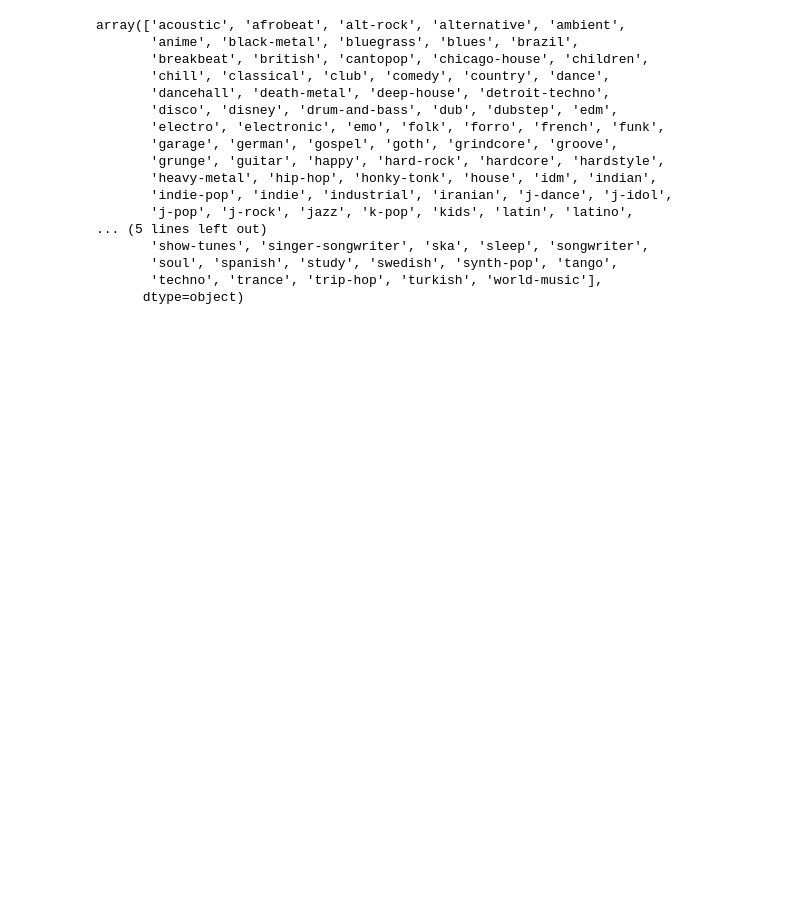
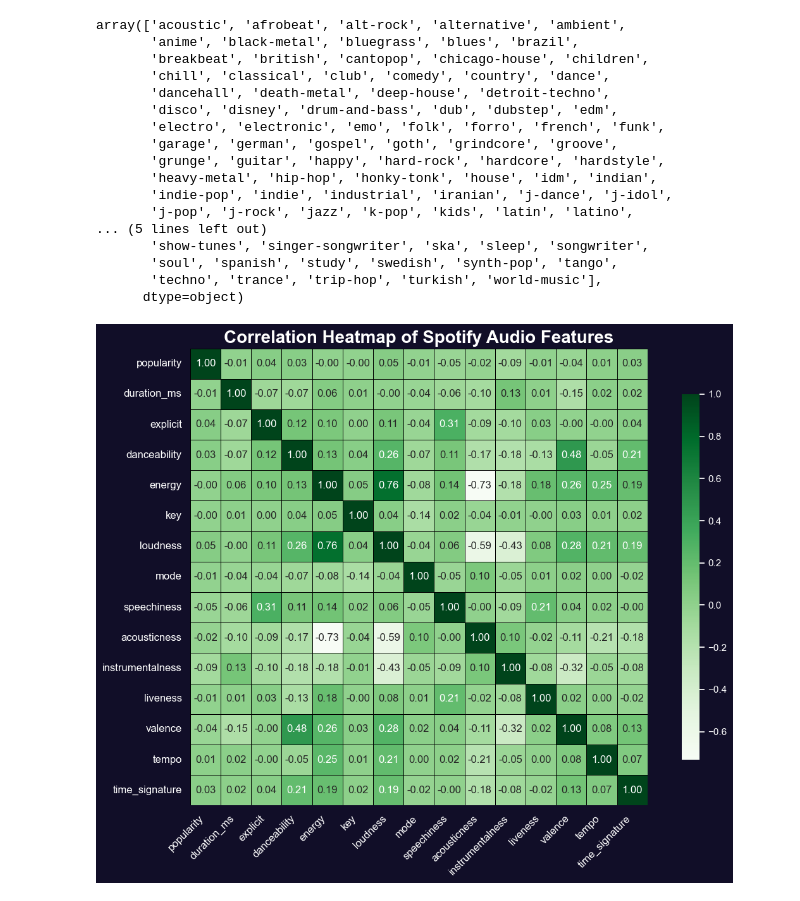
Before and after one commit to mianxabdullah/Spotify_Dashboard, a Jupyter notebook: notebooks/spotify_dashboard.ipynb, the cells around one changed output. Drawn from its saved outputs; the diff is of its cells as text; code cells hidden in the pictures; blank space fills up the shorter version.

Commit message:
added Correlation Heatmap

```diff
--- a/notebooks/spotify_dashboard.ipynb
+++ b/notebooks/spotify_dashboard.ipynb
@@ -90,3 +90,38 @@ plt.rcParams.update(
         "font.size": 12,
     }
 )
+# %%
+# 1. Correlation Heatmap
+# Question: How do the audio features of Spotify tracks correlate with each other?
+
+corr = df.corr(
+    numeric_only=True
+)  # corr() makes a correlation matrix of the numerical columns in the dataframe. The correlation matrix shows how each numerical column is related to every other numerical column in the dataframe. The values in the correlation matrix range from -1 to 1, where -1 indicates a strong negative correlation, 0 indicates no correlation, and 1 indicates a strong positive correlation.
+plt.figure(figsize=(12, 9))
+sns.heatmap(
+    corr,
+    annot=True,  # annot=True adds the correlation values to the heatmap.
+    fmt=".2f",  # fmt=".2f" formats the correlation values to two decimal places.
+    cmap="Greens",  # cmap="Greens" sets the color scheme for the heatmap.
+    linewidths=0.5,  # linewidths=0.5 sets the width of the lines between cells.
+    linecolor="black",  # linecolor="white" sets the color of the lines between cells.
+    square=True,
+    cbar_kws={"shrink": 0.8},
+)
+
+plt.title(
+    "Correlation Heatmap of Spotify Audio Features",
+    fontsize=20,
+    fontweight="bold",
+)
+
+plt.xticks(rotation=45, ha="right", fontsize=12)
+plt.yticks(rotation=0, fontsize=12)
+
+plt.tight_layout()
+plt.savefig("../images/correlation_heatmap.png", dpi=300, bbox_inches="tight")
+plt.show()
+
+# Insight: The heatmap shows the correlation between different audio features of Spotify tracks. For example, we can see that "energy" and "loudness" have a strong positive correlation, while "acousticness" and "energy" have a strong negative correlation. This information can be useful for understanding how different audio features relate to each other and can help in making decisions about music production and playlist curation.
+# %% [output]
+[figure, added]
```
